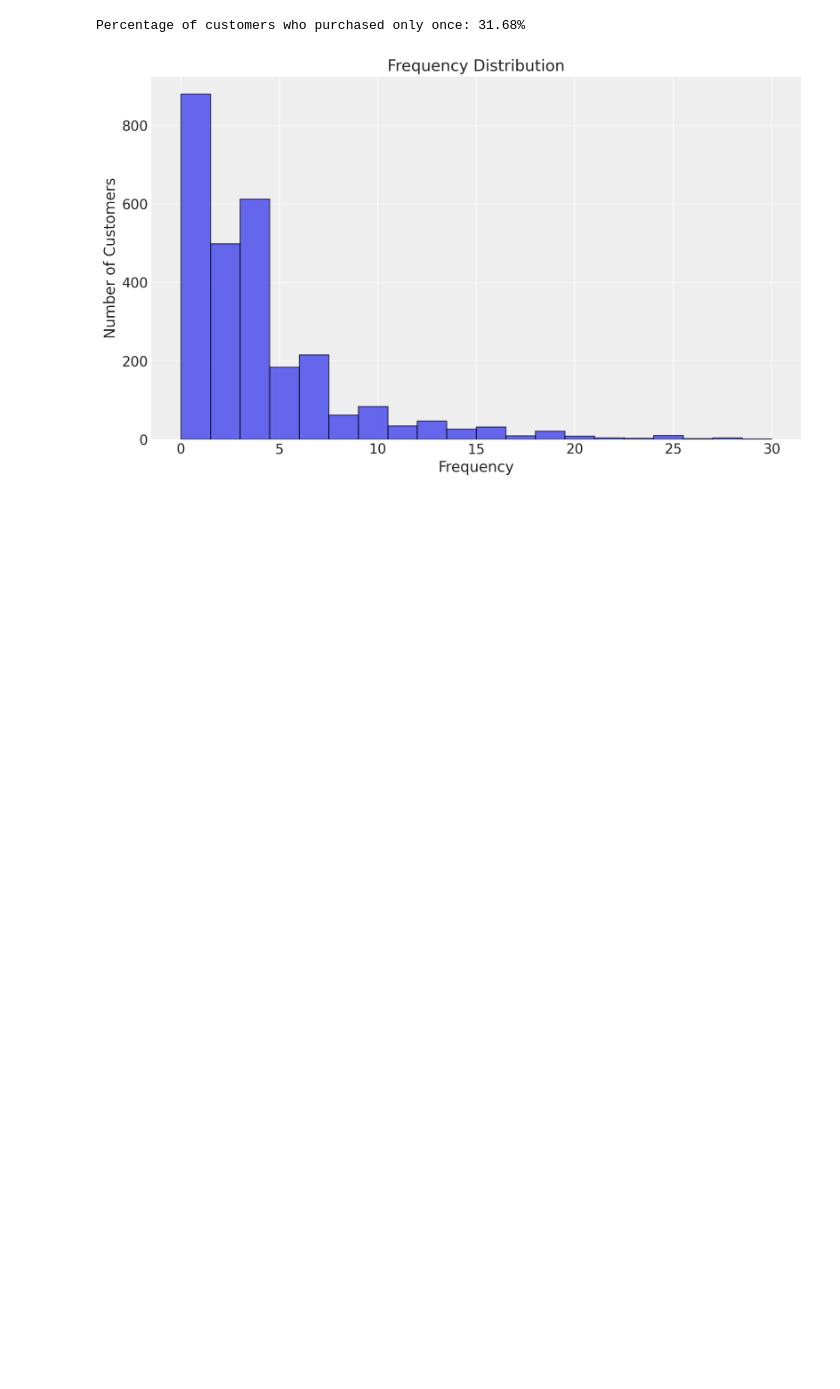
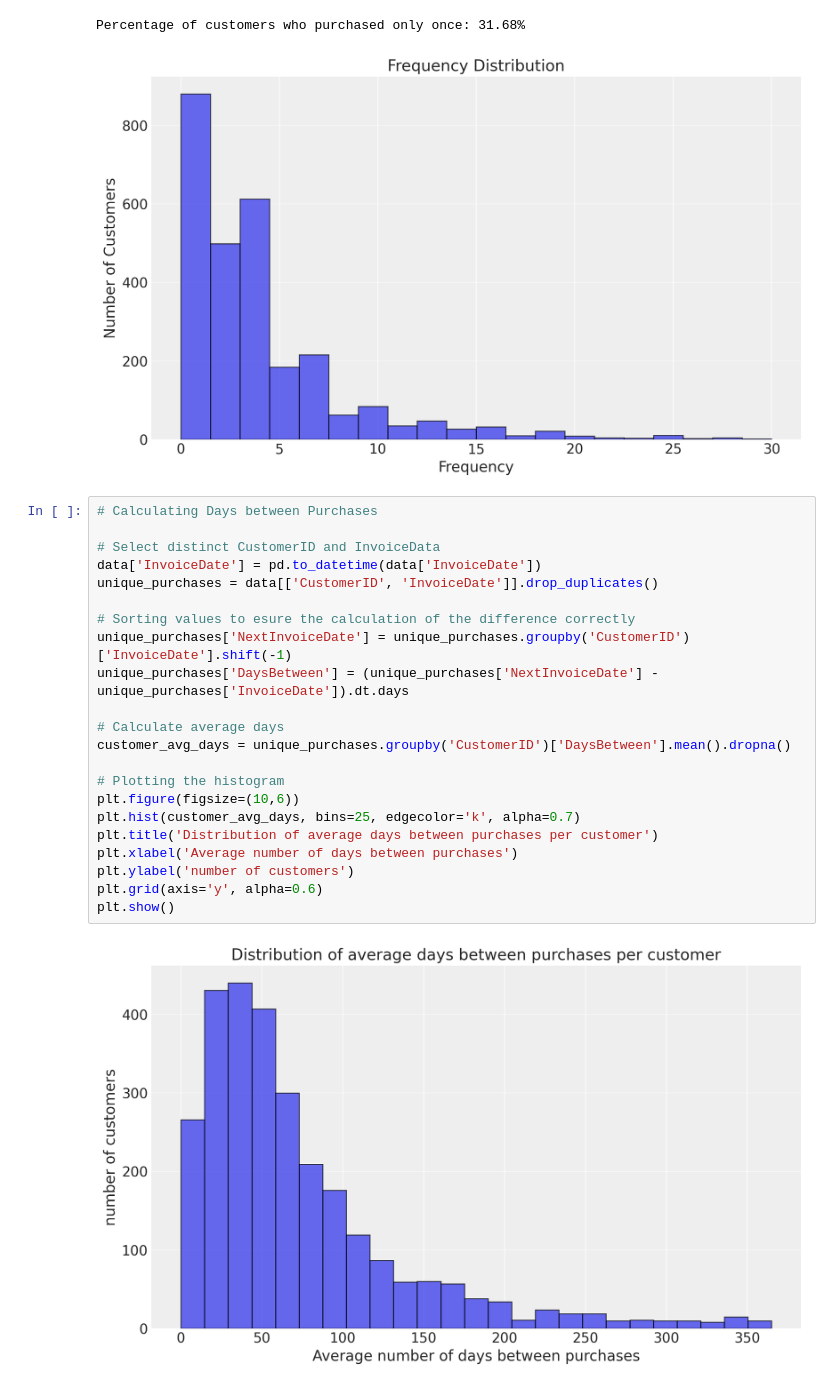
Before and after one commit to AJ-Horch/customer_lifetime_value_prediction, a Jupyter notebook: Customer_Lifetime_Value_Prediciton.ipynb, the cells around one changed output. Cells and saved outputs as stored; diff of their text form; blank space fills up the shorter version.

```diff
--- a/Customer_Lifetime_Value_Prediciton.ipynb
+++ b/Customer_Lifetime_Value_Prediciton.ipynb
@@ -247,3 +247,27 @@ print(f"Percentage of customers who purchased only once: {one_time}%")
 # %% [output]
 Percentage of customers who purchased only once: 31.68%
 [figure]
+# %%
+# Calculating Days between Purchases
+
+# Select distinct CustomerID and InvoiceData
+data['InvoiceDate'] = pd.to_datetime(data['InvoiceDate'])
+unique_purchases = data[['CustomerID', 'InvoiceDate']].drop_duplicates()
+
+# Sorting values to esure the calculation of the difference correctly
+unique_purchases['NextInvoiceDate'] = unique_purchases.groupby('CustomerID')['InvoiceDate'].shift(-1)
+unique_purchases['DaysBetween'] = (unique_purchases['NextInvoiceDate'] - unique_purchases['InvoiceDate']).dt.days
+
+# Calculate average days
+customer_avg_days = unique_purchases.groupby('CustomerID')['DaysBetween'].mean().dropna()
+
+# Plotting the histogram
+plt.figure(figsize=(10,6))
+plt.hist(customer_avg_days, bins=25, edgecolor='k', alpha=0.7)
+plt.title('Distribution of average days between purchases per customer')
+plt.xlabel('Average number of days between purchases')
+plt.ylabel('number of customers')
+plt.grid(axis='y', alpha=0.6)
+plt.show()
+# %% [output]
+[figure, added]
```
